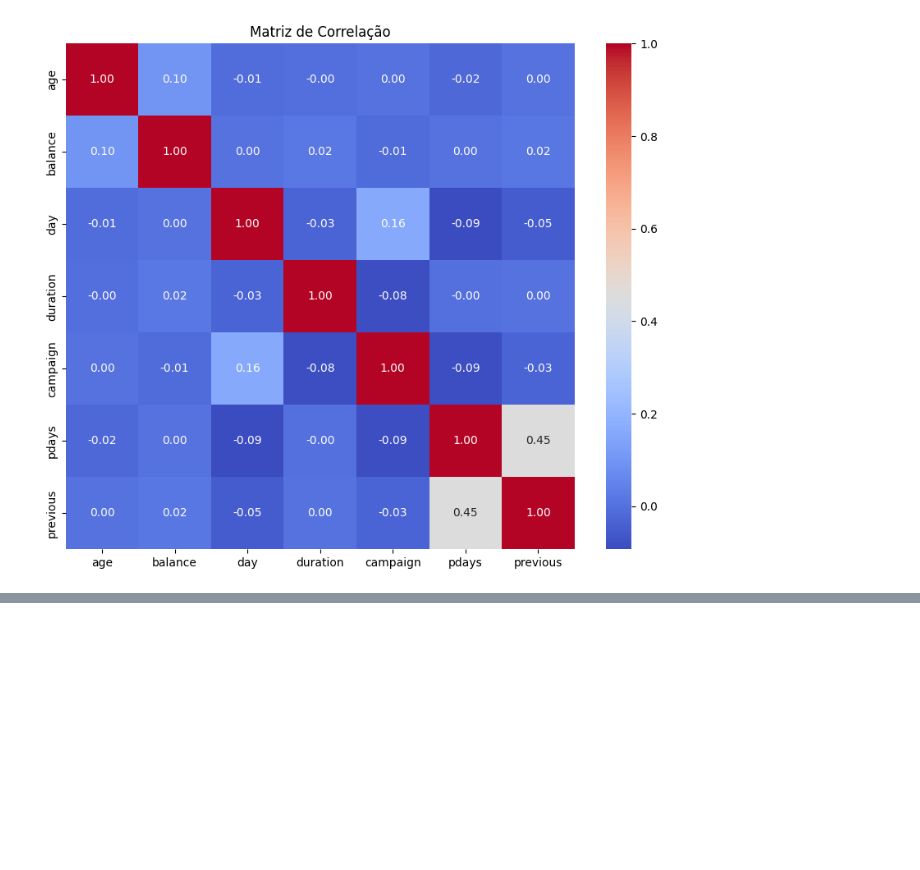
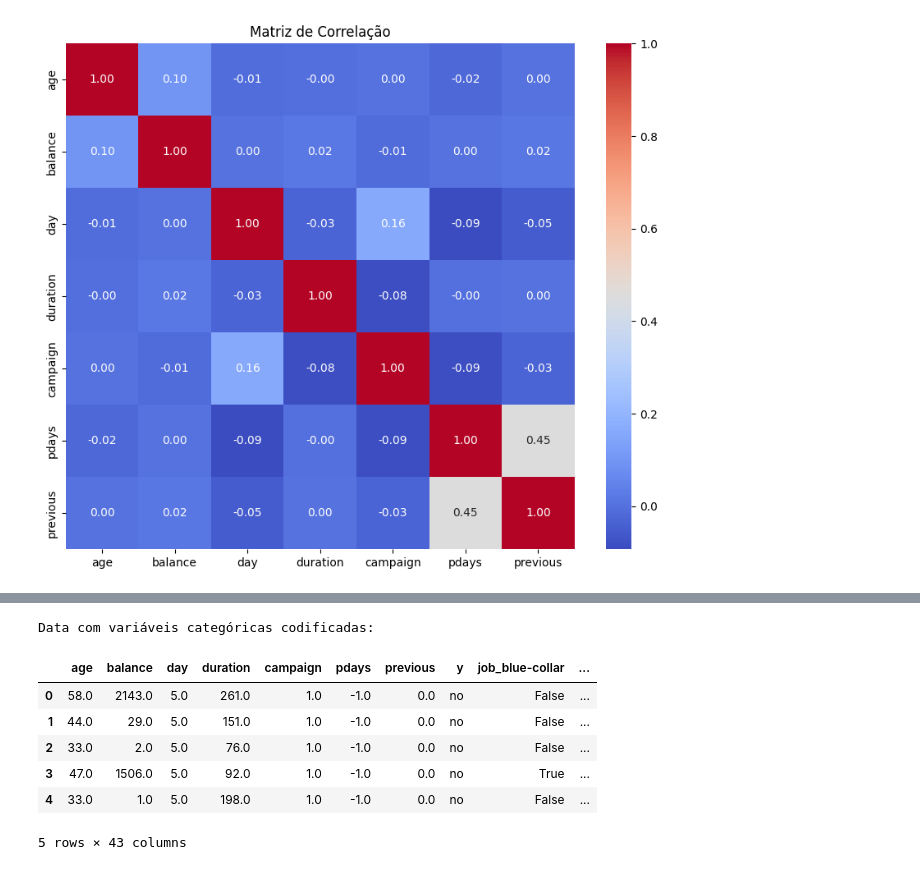
Before and after one commit to UsoppSogeking/bank-marketing-analysis, a Jupyter notebook: notebooks/data_loading.ipynb, the cells around one changed output, grey strips where cells are left out. Drawn from its saved outputs; the diff is of its cells as text; code cells hidden in the pictures; blank space fills up the shorter version.

```diff
--- a/notebooks/data_loading.ipynb
+++ b/notebooks/data_loading.ipynb
@@ -183,0 +347,11 @@ plt.show()
+# %%
+# Simulando valores ausentes
+import numpy as np
+
+# Vamos deixar 5% dos valores ausentes nas colunas 'job' e 'balance'
+data.loc[data.sample(frac=0.05).index, 'job'] = np.nan
+data.loc[data.sample(frac=0.05).index, 'balance'] = np.nan
+
+# Verificar valores ausentes novamente
+print("\nValores ausentes após simulação:")
+print(data.isnull().sum())
@@ -183,0 +378,20 @@ plt.show()
+# %%
+# Tratamento de valores ausentes: substituindo valores ausentes por média ou mediana
+# Preencher valores ausentes com a mediana para a coluna 'balance'
+data['balance'] = data['balance'].fillna(data['balance'].median())
+
+# Preencher valores ausentes com 'unknown' para a coluna 'job'
+data['job'] = data['job'].fillna('unknown')
+# %%
+# Identificar e tratar outliers para as variáveis numéricas
+for col in numerical_columns.columns:
+    mean = data[col].mean()
+    std_dev = data[col].std()
+    outliers = data[(data[col] > mean + 3*std_dev) | (data[col] < mean - 3*std_dev)]
+
+    print(f"\nOutliers encontrados em {col}:")
+    print(outliers)
+
+    # Substituindo outliers por valores dentro do intervalo aceitável (usaremos a mediana)
+    data[col] = np.where(data[col] > mean + 3*std_dev, data[col].median(), data[col])
+    data[col] = np.where(data[col] < mean - 3*std_dev, data[col].median(), data[col])
@@ -183,0 +416,16 @@ plt.show()
+# %%
+# Aplicando One-Hot Encoding nas variáveis categóricas
+data = pd.get_dummies(data, columns=['job', 'marital', 'education', 'default', 'housing', 'loan', 'contact', 'month', 'poutcome'], drop_first=True)
+
+# Visualizar o dataframe com as variáveis categóricas codificadas
+print("\nData com variáveis categóricas codificadas:")
+display(data.head())
+# %% [output]
+Data com variáveis categóricas codificadas:
+|  | age | balance | day | duration | campaign | pdays | previous | y | job_blue-collar | ... |
+| 0 | 58.0 | 2143.0 | 5.0 | 261.0 | 1.0 | -1.0 | 0.0 | no | False | ... |
+| 1 | 44.0 | 29.0 | 5.0 | 151.0 | 1.0 | -1.0 | 0.0 | no | False | ... |
+| 2 | 33.0 | 2.0 | 5.0 | 76.0 | 1.0 | -1.0 | 0.0 | no | False | ... |
+| 3 | 47.0 | 1506.0 | 5.0 | 92.0 | 1.0 | -1.0 | 0.0 | no | True | ... |
+| 4 | 33.0 | 1.0 | 5.0 | 198.0 | 1.0 | -1.0 | 0.0 | no | False | ... |
+5 rows × 43 columns
```
Also changed, not shown: parts of 9 cells of this notebook.
